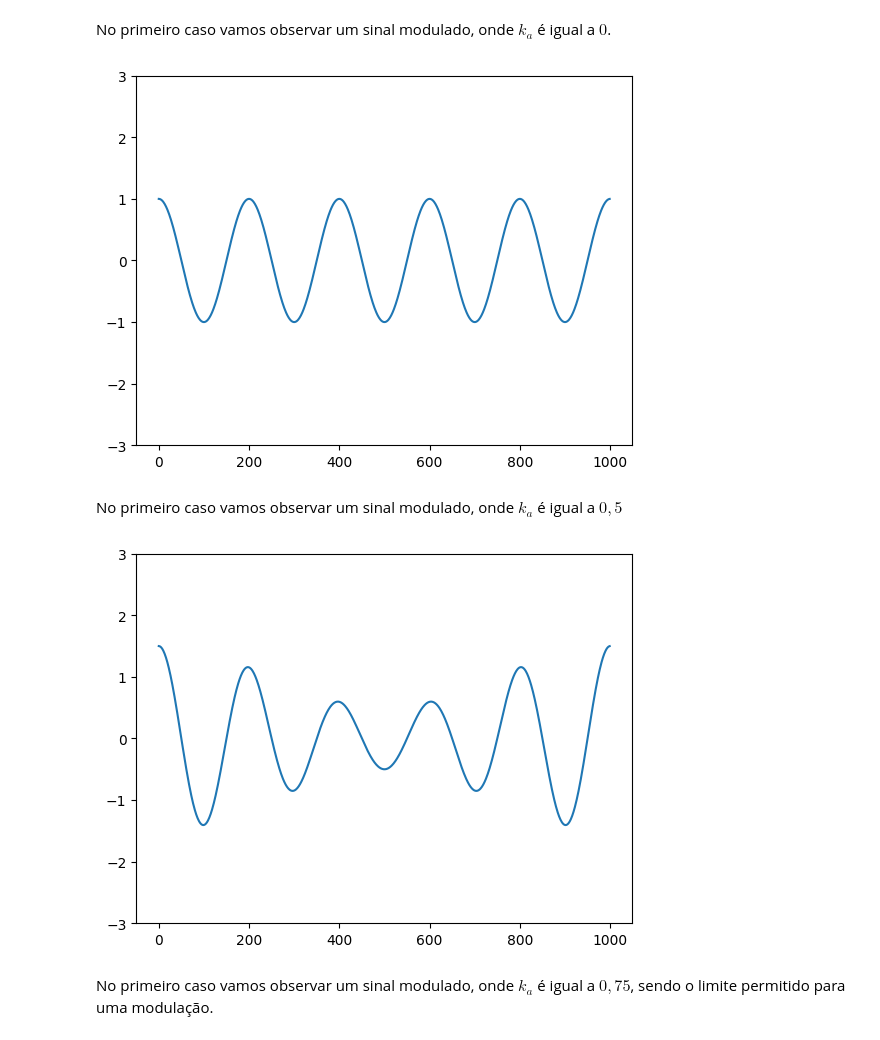
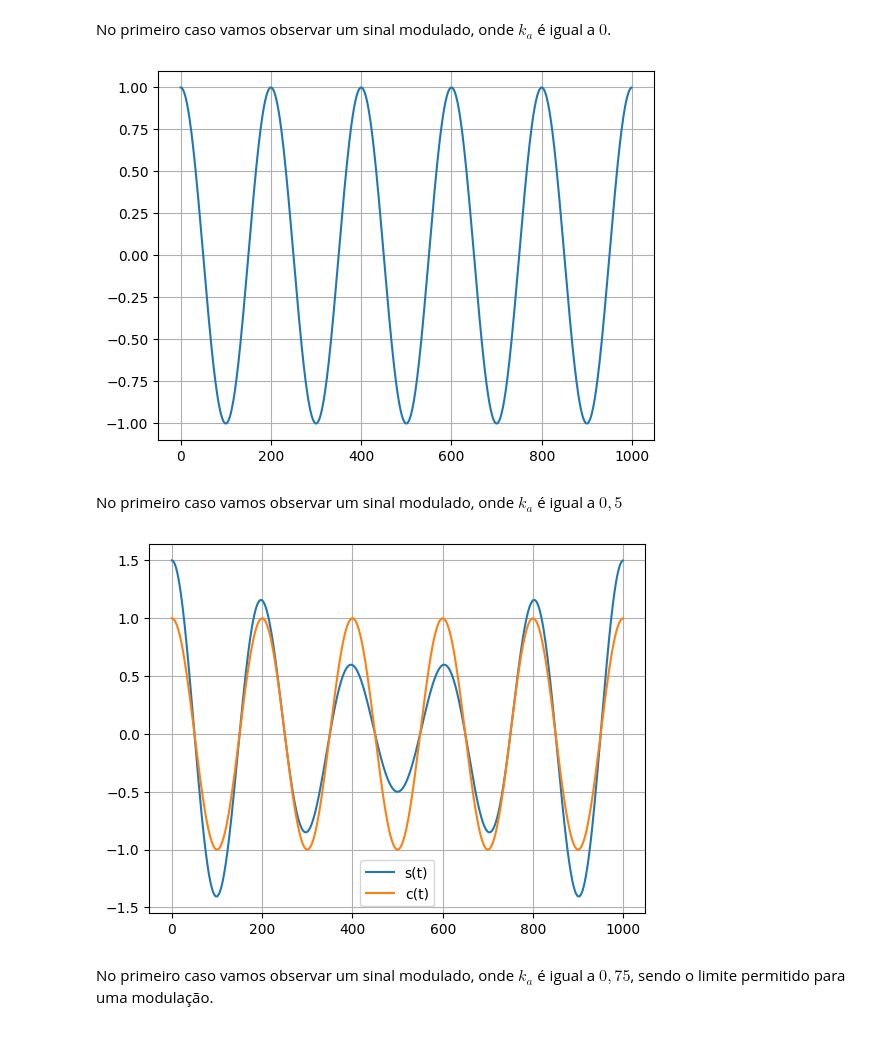
Before and after one commit to vitorfraga12/Principios-de-Comunicaoes, a Jupyter notebook: PrincipiosQ1.ipynb, the cells around one changed output. Cells and saved outputs as stored; diff of their text form; code cells hidden in the pictures.

```diff
--- a/PrincipiosQ1.ipynb
+++ b/PrincipiosQ1.ipynb
@@ -18,22 +18,22 @@ No primeiro caso vamos observar um sinal modulado, onde $k_a$ é igual a $0$.
 # %%
 import numpy as np
 import matplotlib.pyplot as plt
 
 amostras = 1000
 amp = 1
 fc = 5
 k = 0
 
 s = []
 for t in range(amostras):
     m_t = np.cos(2 * np.pi * t / 1000)  # Correção na definição de m_t
     s.append(amp * (1 + m_t * k) * np.cos(2 * np.pi * (t / 1000) * fc))
 
 plt.plot(s)
-plt.ylim(-3, 3)
+plt.grid()
 plt.show()
 # %% [output]
-[figure, old version]
+[figure, new version]
 # %% [markdown]
 No primeiro caso vamos observar um sinal modulado, onde $k_a$ é igual a $0,5$
 # %%
@@ -46,15 +46,19 @@ fc = 5
 k = 0.5
 
 s = []
+c = []
 for t in range(amostras):
     m_t = np.cos(2 * np.pi * t / 1000)  # Correção na definição de m_t
+    c.append(np.cos(2 * np.pi * (t / 1000) * fc))
     s.append(amp * (1 + m_t * k) * np.cos(2 * np.pi * (t / 1000) * fc))
 
-plt.plot(s)
-plt.ylim(-3, 3)
+plt.plot(s, label='s(t)')
+plt.plot(c, label='c(t)')
+plt.legend()
+plt.grid()
 plt.show()
 # %% [output]
-[figure, old version]
+[figure, new version]
 # %% [markdown]
 No primeiro caso vamos observar um sinal modulado, onde $k_a$ é igual a $0,75$, sendo o limite permitido para uma modulação.
 # %%
```
Also changed, not shown: parts of 5 cells of this notebook, 1 other file.
